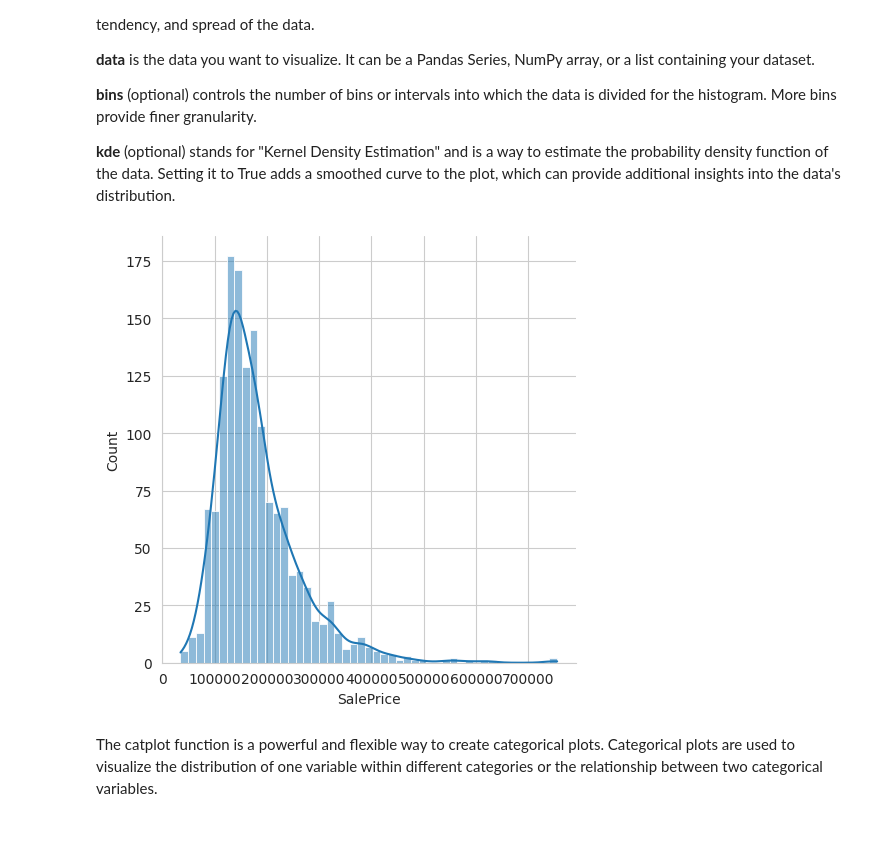
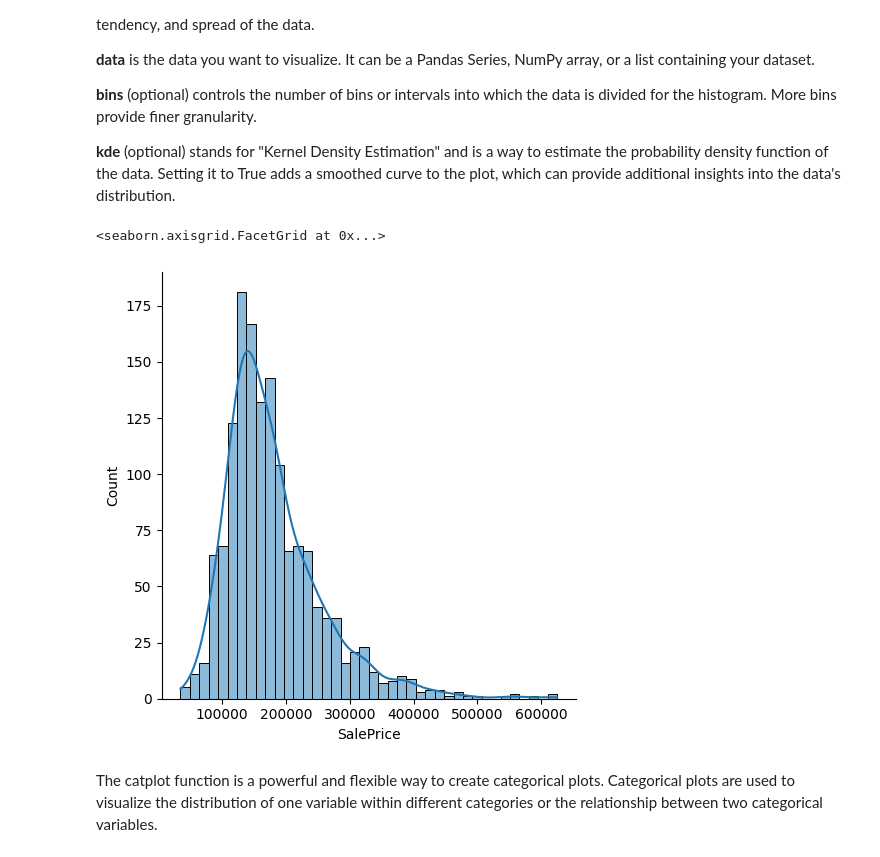
Before and after one commit to T-Smithy/ensf-444, a Jupyter notebook: lab-1/Working_with_Pandas_and_EDA_Lab_1_ENSF_444.ipynb, the cells around one changed output. Cells and saved outputs as stored; diff of their text form; code cells hidden in the pictures.

```diff
--- a/lab-1/Working_with_Pandas_and_EDA_Lab_1_ENSF_444.ipynb
+++ b/lab-1/Working_with_Pandas_and_EDA_Lab_1_ENSF_444.ipynb
@@ -617,10 +617,10 @@ plt.show()
 [figure]
 # %%
 #Deleting outliers
-df = df.drop(df[df['GrLivArea']>4000].index)
+df_house = df_house.drop(df_house[df_house['GrLivArea']>4000].index)
 
 fig, ax = plt.subplots()
-ax.scatter(df['GrLivArea'], df['SalePrice'])
+ax.scatter(df_house['GrLivArea'], df_house['SalePrice'])
 plt.ylabel('SalePrice', fontsize=13)
 plt.xlabel('GrLivArea', fontsize=13)
 plt.show()
@@ -638,9 +638,10 @@ plt.show()
 **kde** (optional) stands for "Kernel Density Estimation" and is a way to estimate the probability density function of the data. Setting it to True adds a smoothed curve to the plot, which can provide additional insights into the data's distribution.
 # %%
 # let's make a histogram for sales
-sns.displot(df['SalePrice'], kde=True)
+sns.displot(df_house['SalePrice'], kde=True)
 # %% [output]
+<seaborn.axisgrid.FacetGrid at 0x...>
-[figure, old version]
+[figure, new version]
 # %% [markdown]
 The catplot function is a powerful and flexible way to create categorical plots. Categorical plots are used to visualize the distribution of one variable within different categories or the relationship between two categorical variables.
 # %%
```
Also changed, not shown: parts of 6 cells of this notebook.
